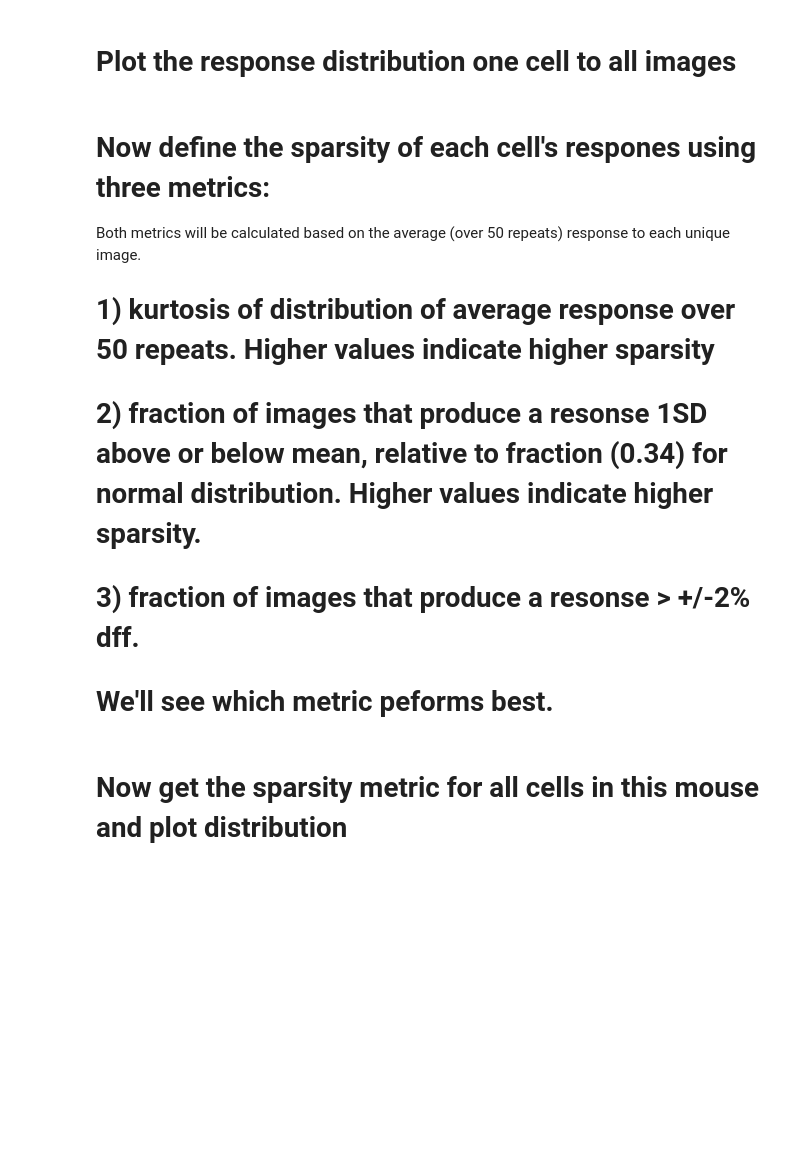
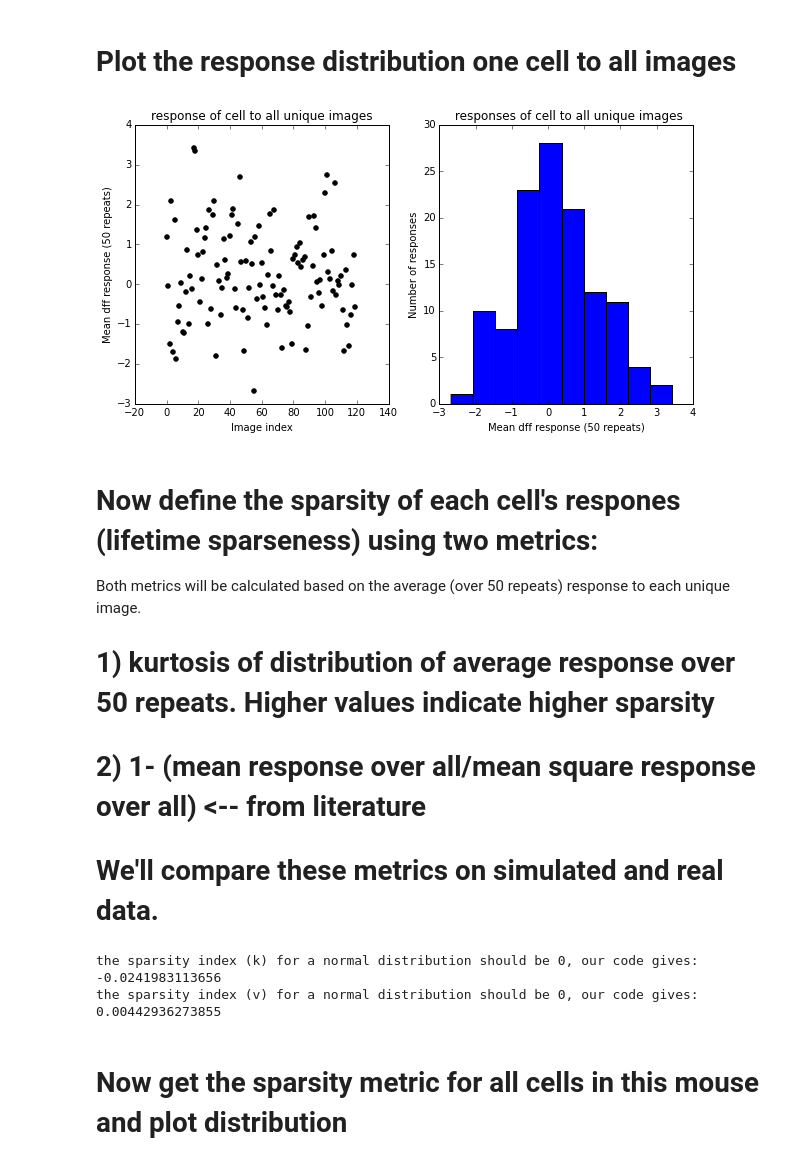
Before and after one commit to msarvestani/Sparsity, a Jupyter notebook: sparsity_test_static_gratings.ipynb, the cells around one changed output. Drawn from its saved outputs; the diff is of its cells as text; code cells hidden in the pictures; blank space fills up the shorter version.

```diff
--- a/sparsity_test_static_gratings.ipynb
+++ b/sparsity_test_static_gratings.ipynb
@@ -30,22 +30,29 @@ cre_lines = boc.get_all_cre_lines()
 print("all cre lines:\n")
 print(cre_lines)
 
+structures = boc.get_all_targeted_structures()
+print("\nall targeted structures:\n")
+print(structures)
+
 # find all experiment containers that are from V1 and have natural gratings, and choose 1
-rbp4_ecs = boc.get_experiment_containers(targeted_structures=['VISpm'],cre_lines=['Rbp4-Cre'])
+rbp4_ecs = boc.get_experiment_containers(targeted_structures=['VISp'],cre_lines=['Emx1-IRES-Cre'])
 
 container_id = rbp4_ecs[1]['id']
-print len(rbp4_ecs)
+#print len(rbp4_ecs)
 
 exp = boc.get_ophys_experiments(experiment_container_ids=[container_id],
-                                stimuli=[stim_info.STATIC_GRATINGS])[0]
+                                stimuli=[stim_info.NATURAL_SCENES])[0]
 
-print('Experiment container info:')
+
+print('\nExperiment container info:\n')
 print exp
 
 # get the dff traces, and the stimulus, and pull out the raw dff traces in case we need these later
 data_set = boc.get_ophys_experiment_data(exp['id'])
 specimens=data_set.get_cell_specimen_ids()
 timestamps, traces = data_set.get_dff_traces()
+
+print (['there are ' +np.str(len(specimens)) +' cells recorded from the V1 of this mouse'])
 # %% [output]
 all cre lines:
 
@@ -74,14 +87,25 @@ sfs = [0.02,0.04,0.08,0.16,0.32]
 phases = [0, 0.25, 0.5, 0.75]
 
 image_id = np.zeros([num_trials])
+trial_ids_image=[]
 for i in range(num_trials):
     if np.isnan(stim_table.orientation[i]): #if it's a blank sweep
         image_id[i] = 120
+        trial_ids_image.append(['nan','nan','nan'])
+
     else:
         ort_ind = orts.index(stim_table.orientation[i])
         sf_ind = sfs.index(round(stim_table['spatial_frequency'][i],2))
         phase_ind = phases.index(stim_table.phase[i])
         image_id[i] = ort_ind*(20)+sf_ind*(4)+phase_ind
+        trial_ids_image.append([ort_ind,sf_ind+1,phase_ind])
+
+trial_ids_image = np.asarray(trial_ids_image)
+
+#get the ort,sf, and phase indices for all identical images
+image_indices={}
+for i in range(num_images-1):
+     image_indices[i] = trial_ids_image[np.flatnonzero(image_id==i),:][0]
 # %%
 # the mean trial responses are already pre-calculated in allenSDK, so we'll just use those instead of using the code above
 # to extract single traces and calculating a trial average. But remember that the traces extracted from the NWB (as above) will
@@ -148,38 +195,37 @@ print np.shape(mean_over_image)
 # %%
 import matplotlib.pyplot as plt
 %matplotlib inline
 from scipy import stats
 
 mean_cell = mean_over_image
 
 ######################### plot the mean response of one cell to all unique images (mean over 50 repeats of each image)
 fig, axs = plt.subplots(1, 2, figsize=(10, 5))
 axs = axs.ravel()
 
 axs[0].scatter(np.arange(0,num_images-1,1), mean_cell, color='k')
 axs[0].set_xlabel('Image index')
 axs[0].set_ylabel('Mean dff response (50 repeats)')
 axs[0].set_title('response of cell to all unique images')
 
 axs[1].hist(mean_cell)
 axs[1].set_ylabel('Number of responses')
 axs[1].set_xlabel('Mean dff response (50 repeats)')
 axs[1].set_title(' responses of cell to all unique images')
 plt.tick_params(axis='y', which='both', top='off')
-
-#measure the kurtosis of the histogram
-k1=stats.kurtosis(mean_cell, axis=0, fisher=True, bias=True)
-print 'kurtosis of distribution of responses, averaged over all unique images is '+ np.str(k1)
+# %% [output]
+[figure, added]
 # %% [markdown]
-# Now define the sparsity of each cell's respones using three metrics:
+# Now define the sparsity of each cell's respones (lifetime sparseness) using two metrics:
 Both metrics will be calculated based on the average (over 50 repeats) response to each unique image.
 # 1) kurtosis of distribution of average response over 50 repeats. Higher values       indicate higher sparsity
-# 2) fraction of images that produce a resonse 1SD above or below mean, relative to fraction (0.34) for normal distribution. Higher values indicate higher sparsity.
 
-# 3) fraction of images that produce a resonse > +/-2% dff.
+# 2) 1- (mean response over all/mean square response over all) <-- from literature
 
-# We'll see which metric peforms best.
+# We'll compare these metrics on simulated and real data.
 # %%
+
+from scipy import stats
 
 # define the indices
 def get_indk(data):
@@ -187,30 +233,23 @@ def get_indk(data):
 
 def get_indv(data):
     num_images = np.shape(data)[0]
-    mean_resp_cell = np.mean(data)
-    std_resp_cell = np.std(data)
-    threshh = mean_resp_cell+std_resp_cell
-    threshl = mean_resp_cell-std_resp_cell
-    high_tail_cells = len(np.flatnonzero((data>threshh)))
-    low_tail_cells = len(np.flatnonzero((data<threshl)))
-    sprs_indv = 0.34-(high_tail_cells+low_tail_cells)/float(num_images)
+    mean_resp_cell = np.mean(np.abs(data))
+    numerator = mean_resp_cell**2
+    denominator = (1/float(num_images))*np.sum(np.array(data)**2)
+    sprs_indv = 1-(numerator/float(denominator))
     return sprs_indv
 
-#fixed threshold of 2%dff response (not a good metric, we won't use)
-def get_indf(data):
-    num_images = np.shape(data)[0]
-    return 1-(len(np.flatnonzero(np.abs(data>2)))/float(num_images))
+# test these indices on a distribution with known kurtosis (normal distribution has kurtosis of 0)
+data = 15+np.random.normal(0,1,10000) #data form normal distribution
 
-# test these indices on a distribution with known kurtosis (normal distribution has kurtosis of 0)
-mean_over_image = np.random.normal(0,1,1000) #data form normal distribution
-
-sprs_indk = get_indk(mean_over_image)
-sprs_indv = get_indv(mean_over_image)
-sprs_indf = get_indf(mean_over_image)
+sprs_indk = get_indk(data)
+sprs_indv = get_indv(data)
 
 print 'the sparsity index (k) for a normal distribution should be 0, our code gives: ' +np.str(sprs_indk)
 print 'the sparsity index (v) for a normal distribution should be 0, our code gives: ' +np.str(sprs_indv)
-print 'the sparsity index (f) does not make sense for a non-dff data so we will not test here'
+# %% [output]
+the sparsity index (k) for a normal distribution should be 0, our code gives: -0.0241983113656
+the sparsity index (v) for a normal distribution should be 0, our code gives: 0.00442936273855
 # %% [markdown]
 # Now get the sparsity metric for all cells in this mouse and plot distribution
 # %%
```
Also changed, not shown: parts of 11 cells of this notebook, 1 other file.
